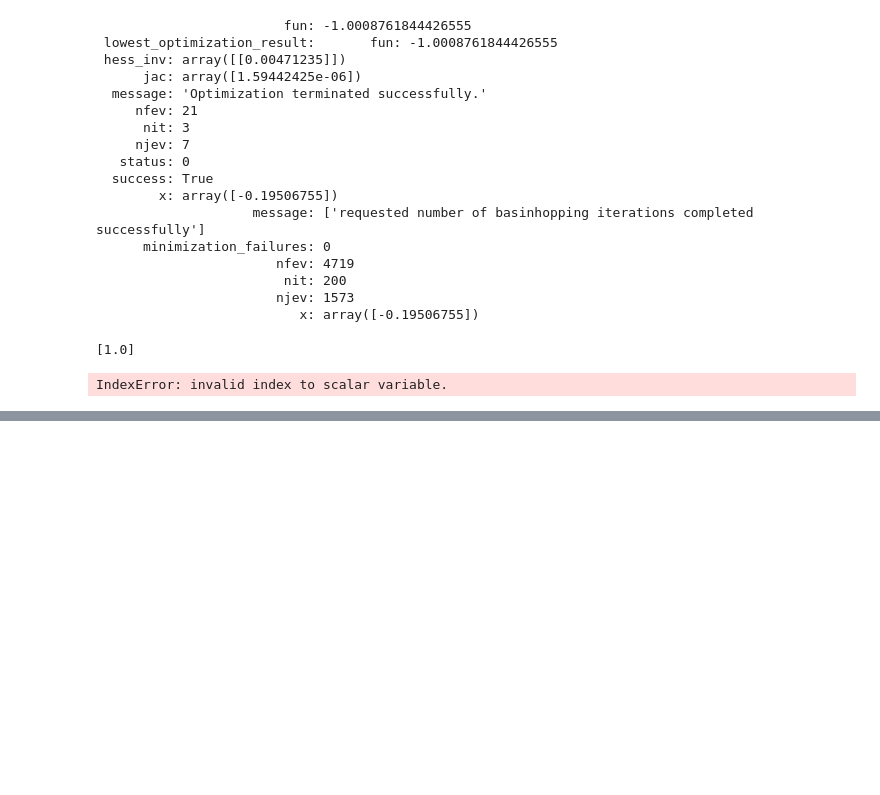
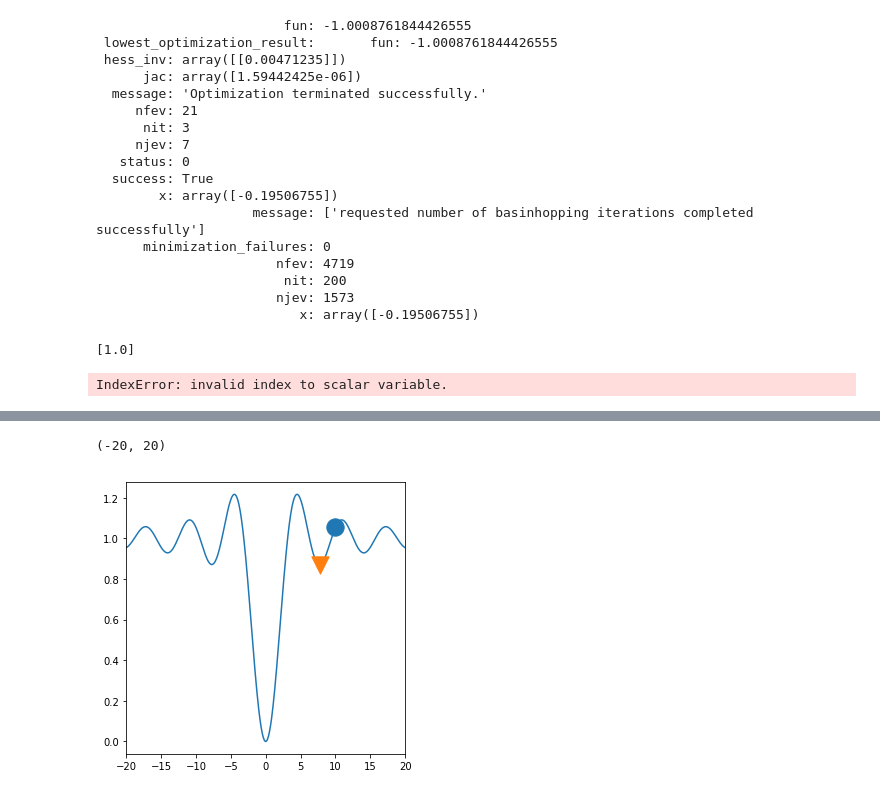
Before and after one commit to bparment1/spatial_optimization_and_suitability, a Jupyter notebook: optimization_example.ipynb, the cells around one changed output, grey strips where cells are left out. Cells and saved outputs as stored; diff of their text form; code cells hidden in the pictures; blank space fills up the shorter version.

```diff
--- a/optimization_example.ipynb
+++ b/optimization_example.ipynb
@@ -153,0 +183,14 @@ z
+# %%
+#Problem in case we use an initial estimate that is far from the global: it is stuck
+#in a local minimum
+x0 = 10
+xmin = opt.minimize(f, x0).x
+fig, ax = plt.subplots(1, 1, figsize=(5, 5))
+ax.plot(x, y)
+ax.scatter(x0, f(x0), marker='o', s=300)
+ax.scatter(xmin, f(xmin), marker='v', s=300,
+           zorder=20)
+ax.set_xlim(-20, 20)
+# %% [output]
+(-20, 20)
+[figure, added]
```
Also changed, not shown: parts of 7 cells of this notebook.
